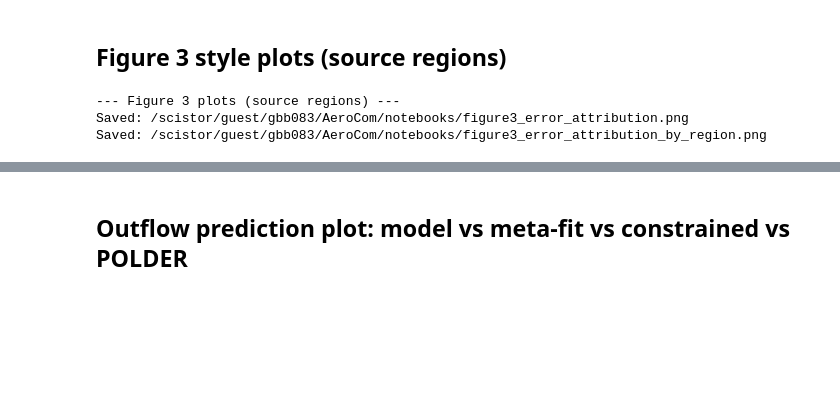
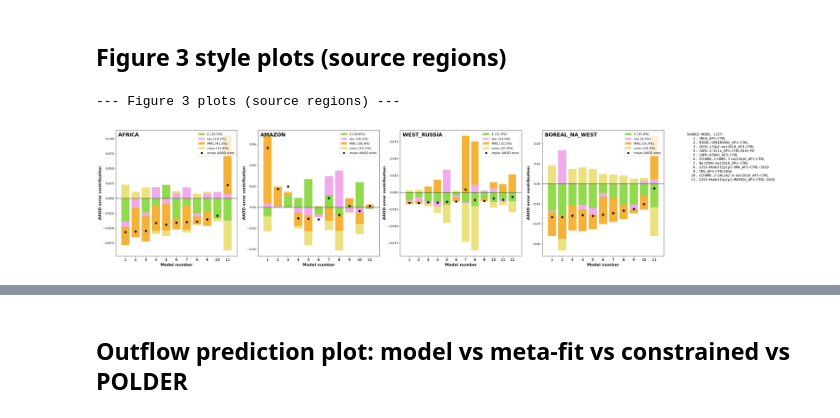
Before and after one commit to jessieaha/AeroCom_Error, a Jupyter notebook: notebooks/error_attribution.ipynb, the cells around one changed output, grey strips where cells are left out. Saved outputs shown, nothing was run; the diff lists cells and outputs as text; code cells hidden in the pictures; blank space fills up the shorter version.

Commit message:
update the methods based on paper

```diff
--- a/notebooks/error_attribution.ipynb
+++ b/notebooks/error_attribution.ipynb
@@ -72,7 +72,7 @@ print(f'Python dir:   {py_dir}')
 EXCLUDE_MODELS = []  # e.g. ['GEOS-i33p2-met2010_AP3-CTRL']
 
 # Derived variables computed after regional/temporal aggregation.
-DERIVED_VAR_AFTER_AGG = ['lifetime']
+DERIVED_VAR_AFTER_AGG = ['lifetime','lifetime_BC_OA']
 
 # Lifetime outlier filtering at grid-cell level (disabled when lifetime is
 # computed after aggregation).
@@ -99,7 +99,7 @@ if any(v in DERIVED_VAR_AFTER_AGG for v in ('lifetime', 'lifetime_BC_OA')):
 POST_AGG_LIFETIME_MAX_DAYS = 15.0
 POST_AGG_LIFETIME_MIN_DAYS = 0.3
 
-SAVE_FIGURE = False
+SAVE_FIGURE = True
 USE_PICKLE = False
 
 # MAC–SSA regression:
@@ -109,6 +109,11 @@ INTERCEPT_0 = False
 
 # Zhong et al. POLDER-GRASP homogenization of regional AAOD used for E_C.
 POLDER_HOMOGENIZE = True
+
+# Homogenize regional SSA_obs the same way as AAOD_obs (item 2): fit
+# sampled = a * regional + b from models, then invert with the raw
+# POLDER-sampled SSA mean.
+SSA_POLDER_HOMOGENIZE = True
 
 # Amazon SOA: no dedicated emisoa variable in AP3_processed_monthly.
 # Zhong et al. (2023) estimate SOA ≈ 52% of total OA over the Amazon.
@@ -132,9 +137,15 @@ REGIONS = {
         'lon_range': (287, 317), 'lat_range': (-17, -3),
         'time_slice': ('2010-07-01', '2010-10-31'), 'edge_weighted': False,
     },
+    # lon_range=(350, 8) is a longitude wraparound spanning
+    # 350-360 deg + 0-8 deg, i.e. -10 deg E to 8 deg E: the South
+    # Atlantic outflow region just west of Southern Africa. This is
+    # geographically correct (verified against Zhong et al. 2023); only
+    # the plotting helper (ct.fake_uba_map) needed a wraparound-aware
+    # fix, applied in py/cameo_toolbox.py.
     'outflow_af': {
         'surface_type': 'ocean',
-        'lon_range': (350, 8), 'lat_range': (-15, 3),
+        'lon_range': (350, 15), 'lat_range': (-15, 0),
         'time_slice': ('2010-06-01', '2010-09-30'), 'edge_weighted': True,
     },
     # The actual 2010 Russian Mega-Fire Event (Western/European Russia)
@@ -154,6 +165,12 @@ SOURCE_REGIONS = ['africa', 'amazon', 'west_russia', 'boreal_na_west']
 OUTFLOW_REGION = 'outflow_af'
 OUTFLOW_SOURCE = 'africa'
 
+# Shared per-region color palette (used across all plots in this notebook).
+REGION_COLORS = {
+    'africa': '#ff7f0e', 'amazon': '#2ca02c', 'outflow_af': '#9467bd',
+    'west_russia': '#8c564b', 'boreal_na_west': '#1f77b4',
+}
+
 PAPER_DECOMP = {
     'amazon': {'pct_E':19,'pct_tau':20,'pct_MAC': 47},
     'africa': {'pct_E': 40, 'pct_tau': 15,'pct_MAC': 31 },
@@ -163,6 +180,7 @@ print('\n--- Active configuration ---')
 print(f'  INTERCEPT_0          = {INTERCEPT_0}  '
       f"({'through origin' if INTERCEPT_0 else 'OLS with intercept'})")
 print(f'  POLDER_HOMOGENIZE    = {POLDER_HOMOGENIZE}')
+print(f'  SSA_POLDER_HOMOGENIZE= {SSA_POLDER_HOMOGENIZE}')
 print(f'  INCLUDE_AMAZON_SOA   = {INCLUDE_AMAZON_SOA}  '
       f'(fraction={AMAZON_SOA_FRACTION:.0%} of total OA)')
 print(f'  EXCLUDE_MODELS      = {EXCLUDE_MODELS}')
@@ -700,6 +719,7 @@ fig = ct.fake_uba_map(
     show_region_labels=True,
     region_edgecolor='magenta',
     region_linewidth=2.0,
+    mycolor='RdYlBu_r',
     cbar_orientation='vertical',
     cbar_extend='neither',
     show=False,
@@ -1048,7 +1206,7 @@ for region in SOURCE_REGIONS:
     mac_params = mac_ssa_results[region]
     lt_params = inv_lt_results[region]
 
-    ssa_obs_mean = float(polder_df_region['SSA'].mean())
+    ssa_obs_mean = float(ssa_obs_by_region.get(region, polder_df_region['SSA'].mean()))
     ae_obs_mean = float(polder_df_region['AE'].mean())
     aaod_obs_mean = float(aaod_obs_by_region.get(region, polder_df_region['AAOD_550'].mean()))
     precip_obs_mean = float(gpcp_ts.mean().values) if gpcp_ts.size else np.nan
@@ -1070,6 +1228,7 @@ for region in SOURCE_REGIONS:
         'E_c_g_m2_day': e_c_g_m2_day, 'E_c': e_c,
         'AAOD_homogenized': bool(POLDER_HOMOGENIZE),
         'MAC_intercept_used': not INTERCEPT_0,
+        'SSA_homogenized': bool(SSA_POLDER_HOMOGENIZE),
     })
     print(f'  {region}: MAC_c={mac_c:.4f}, tau_c={tau_c:.2f} d, '
           f'E_c={e_c:.3e}, AAOD_obs={aaod_obs_mean:.5f} '
@@ -1376,11 +1535,8 @@ max      0.071293       0.072107      6.601599e-02   0.069687
 ## Figure 3 style plots (source regions)
 # %%
 print('\n--- Figure 3 plots (source regions) ---')
-colors = {
-    'africa': '#ff7f0e', 'amazon': '#2ca02c', 'outflow_af': '#9467bd',
-    'west_russia': '#8c564b', 'boreal_na_west': '#1f77b4',
-}
-
+# need to reorder the model based on alphabetical order for the error attribution plots.
+colors = REGION_COLORS  # shared per-region palette (see cell 1 config)
 fig, axes = plt.subplots(2, 2, figsize=(16, 12))
 
 # (a) MAC vs SSA
@@ -1516,32 +1672,31 @@ for idx, region in enumerate(plot_regions):
     ax.axhline(0, color='black', linewidth=1)
     ax.set_xticks(x)
     ax.set_xticklabels(np.arange(1, len(sub) + 1), fontsize=13)
     ax.set_ylabel('AAOD error contribution', fontsize=14, fontweight='bold')
     ax.set_xlabel('Model number', fontsize=14, fontweight='bold')
     ax.text(0.02, 0.98, region.upper(), transform=ax.transAxes, va='top', ha='left',
             fontsize=18, fontweight='bold')
     ax.legend(handles=[
         Patch(facecolor='#90da4b', label=f'E ({pct_E_mean:.1f}%)'),
         Patch(facecolor='#f1abed', label=f'tau ({pct_tau_mean:.1f}%)'),
         Patch(facecolor='#f4b238', label=f'MAC ({pct_MAC_mean:.1f}%)'),
         Patch(facecolor='#ebe27f', label=f'cross ({pct_cross_mean:.1f}%)'),
         Line2D([0], [0], marker='o', color='black', linestyle='None', label='mean AAOD error'),
     ], loc='upper right', fontsize=11)
 
 ax_legend = axes[-1]
 ax_legend.axis('off')
 legend_lines = ['SHARED MODEL LIST:']
 for i, model in enumerate(common_model_list or [], start=1):
     legend_lines.append(f'  {i:>2d}. {model}')
 ax_legend.text(0.02, 0.98, '\n'.join(legend_lines), transform=ax_legend.transAxes,
                va='top', ha='left', fontsize=12, family='monospace')
 plt.tight_layout()
 fig_path = project_root / 'notebooks' / 'figure3_error_attribution_by_region.png'
 if SAVE_FIGURE:
     plt.savefig(fig_path, dpi=300, bbox_inches='tight')
     print(f'Saved: {fig_path}')
     plt.close(fig)
 # %% [output]
 --- Figure 3 plots (source regions) ---
-Saved: /scistor/guest/gbb083/AeroCom/notebooks/figure3_error_attribution.png
-Saved: /scistor/guest/gbb083/AeroCom/notebooks/figure3_error_attribution_by_region.png
+[figure, added]
```
Also changed, not shown: parts of 18 cells of this notebook, 13 other files.
